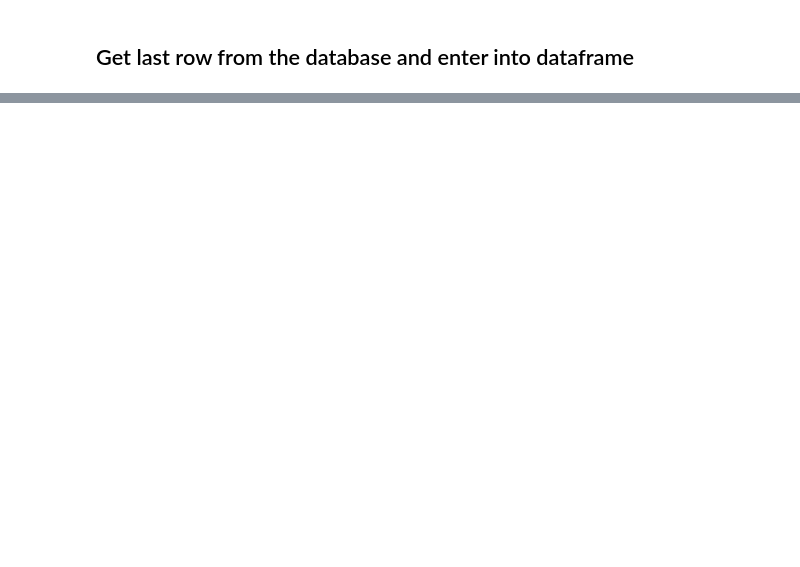
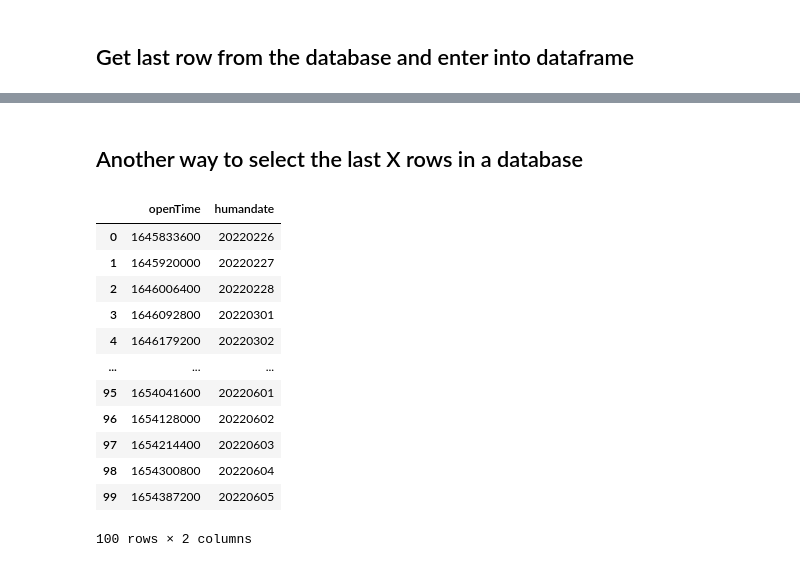
Before and after one commit to Willemstijn/CandleHoarder, a Jupyter notebook: notebooks/Notebook with examples and tests.ipynb, the cells around one changed output, grey strips where cells are left out. Cells and saved outputs as stored; diff of their text form; code cells hidden in the pictures; blank space fills up the shorter version.

Commit message:
Created connection to candles databases and make a dataframe for further analysis

```diff
--- a/notebooks/Notebook with examples and tests.ipynb
+++ b/notebooks/Notebook with examples and tests.ipynb
@@ -175,0 +176,23 @@ df_last
+# %% [markdown]
+## Another way to select the last X rows in a database
+# %%
+# Connect to database and create a dataframe from last 10 rows (Descending)
+ex1 = sqlite3.connect('file:../data/BTCUSDT.db?mode=ro', uri=True)
+# df_ex1=pd.read_sql_query("SELECT openTime, humandate FROM _1d ORDER BY openTime DESC LIMIT 10", ex1)
+df_ex1=pd.read_sql_query("SELECT openTime, humandate FROM (SELECT * FROM _1d ORDER BY openTime DESC LIMIT 100) sub ORDER BY openTime ASC", ex1)
+conn.close()
+df_ex1
+# %% [output]
+|  | openTime | humandate |
+| 0 | 1645833600 | 20220226 |
+| 1 | 1645920000 | 20220227 |
+| 2 | 1646006400 | 20220228 |
+| 3 | 1646092800 | 20220301 |
+| 4 | 1646179200 | 20220302 |
+| ... | ... | ... |
+| 95 | 1654041600 | 20220601 |
+| 96 | 1654128000 | 20220602 |
+| 97 | 1654214400 | 20220603 |
+| 98 | 1654300800 | 20220604 |
+| 99 | 1654387200 | 20220605 |
+100 rows × 2 columns
```
Also changed, not shown: parts of 6 cells of this notebook, 9 other files.
